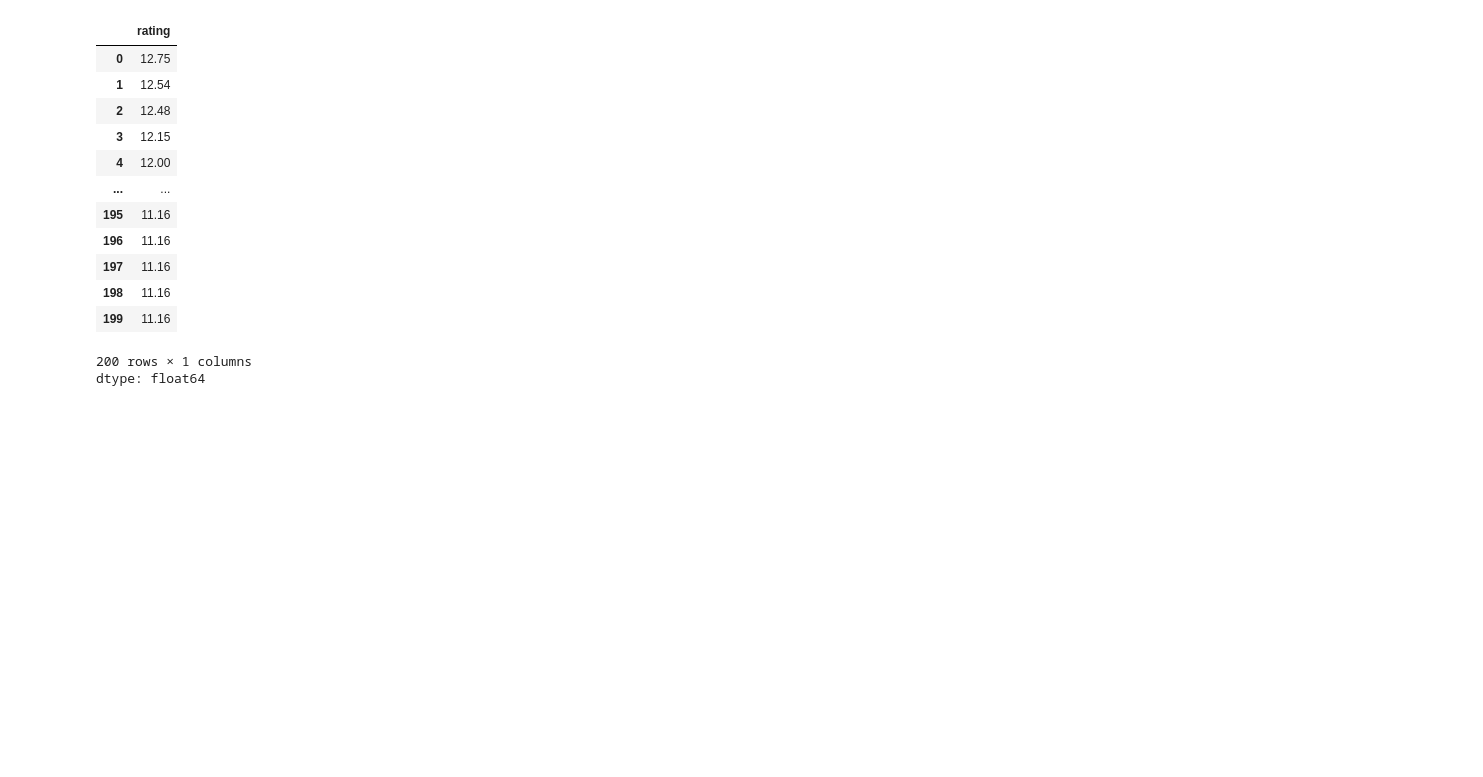
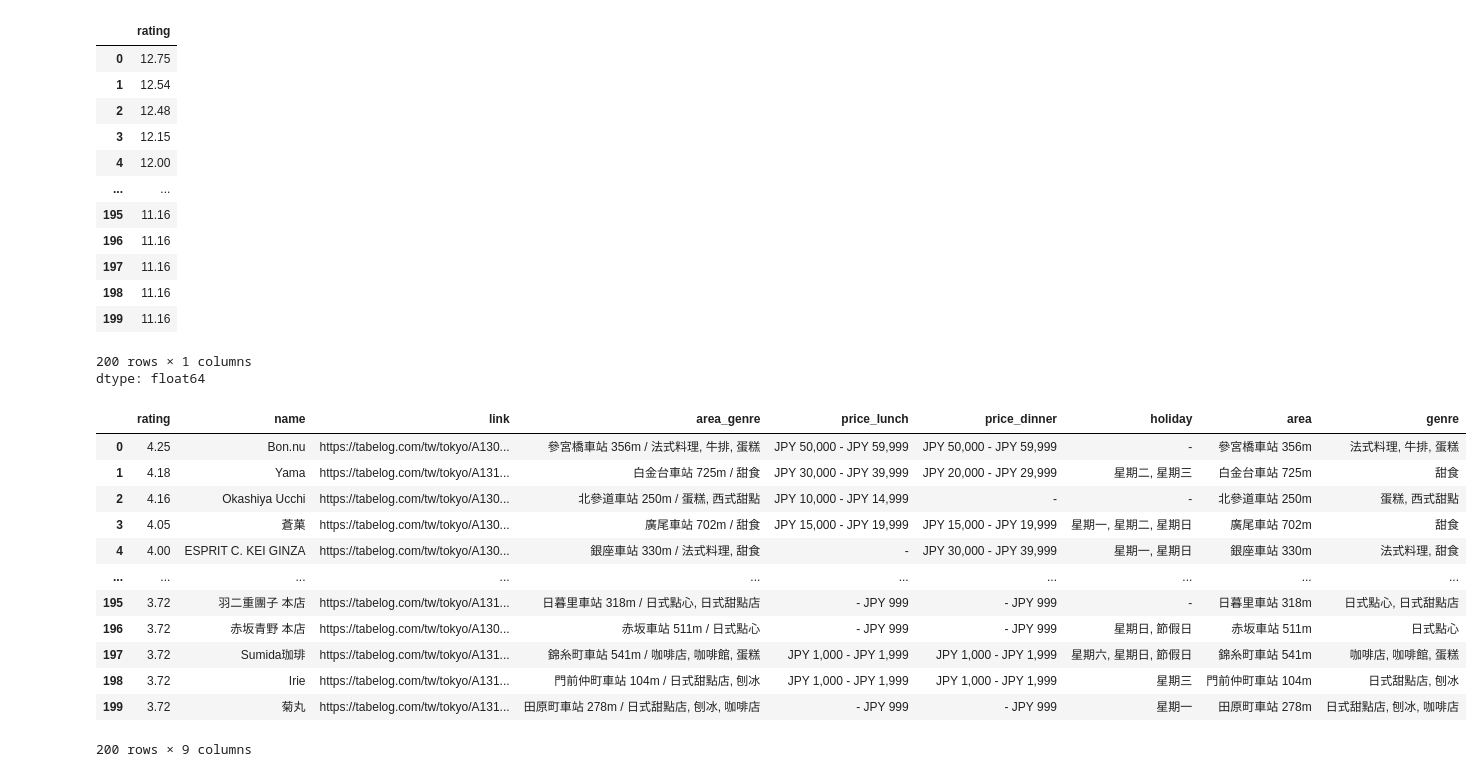
Before and after one commit to Elwing-Chou/tibame20260804, a Jupyter notebook: tibame20260901.ipynb, the cells around one changed output. Saved outputs shown, nothing was run; the diff lists cells and outputs as text; code cells hidden in the pictures; blank space fills up the shorter version.

```diff
--- a/tibame20260901.ipynb
+++ b/tibame20260901.ipynb
@@ -178,3 +178,33 @@ df["rating"].astype(float).apply(func)
 | 199 | 11.16 |
 200 rows × 1 columns
 dtype: float64
+# %%
+def func(i):
+    spl = i.split(" / ")
+    ans = {
+        "area":None,
+        "genre":None
+    }
+    if len(spl) == 2:
+        ans["area"] = spl[0]
+        ans["genre"] = spl[1]
+    elif len(spl) == 1:
+        ans["genre"] = spl[1]
+    return pd.Series(ans)
+
+df[["area", "genre"]] = df["area_genre"].apply(func)
+df
+# %% [output]
+|  | rating | name | link | area_genre | price_lunch | price_dinner | holiday | area | genre |
+| 0 | 4.25 | Bon.nu | https://tabelog.com/tw/tokyo/A130... | 參宮橋車站 356m / 法式料理, 牛排, 蛋糕 | JPY 50,000 - JPY 59,999 | JPY 50,000 - JPY 59,999 | - | 參宮橋車站 356m | 法式料理, 牛排, 蛋糕 |
+| 1 | 4.18 | Yama | https://tabelog.com/tw/tokyo/A131... | 白金台車站 725m / 甜食 | JPY 30,000 - JPY 39,999 | JPY 20,000 - JPY 29,999 | 星期二, 星期三 | 白金台車站 725m | 甜食 |
+| 2 | 4.16 | Okashiya Ucchi | https://tabelog.com/tw/tokyo/A130... | 北參道車站 250m / 蛋糕, 西式甜點 | JPY 10,000 - JPY 14,999 | - | - | 北參道車站 250m | 蛋糕, 西式甜點 |
+| 3 | 4.05 | 蒼菓 | https://tabelog.com/tw/tokyo/A130... | 廣尾車站 702m / 甜食 | JPY 15,000 - JPY 19,999 | JPY 15,000 - JPY 19,999 | 星期一, 星期二, 星期日 | 廣尾車站 702m | 甜食 |
+| 4 | 4.00 | ESPRIT C. KEI GINZA | https://tabelog.com/tw/tokyo/A130... | 銀座車站 330m / 法式料理, 甜食 | - | JPY 30,000 - JPY 39,999 | 星期一, 星期日 | 銀座車站 330m | 法式料理, 甜食 |
+| ... | ... | ... | ... | ... | ... | ... | ... | ... | ... |
+| 195 | 3.72 | 羽二重團子 本店 | https://tabelog.com/tw/tokyo/A131... | 日暮里車站 318m / 日式點心, 日式甜點店 | - JPY 999 | - JPY 999 | - | 日暮里車站 318m | 日式點心, 日式甜點店 |
+| 196 | 3.72 | 赤坂青野 本店 | https://tabelog.com/tw/tokyo/A130... | 赤坂車站 511m / 日式點心 | - JPY 999 | - JPY 999 | 星期日, 節假日 | 赤坂車站 511m | 日式點心 |
+| 197 | 3.72 | Sumida珈琲 | https://tabelog.com/tw/tokyo/A131... | 錦糸町車站 541m / 咖啡店, 咖啡館, 蛋糕 | JPY 1,000 - JPY 1,999 | JPY 1,000 - JPY 1,999 | 星期六, 星期日, 節假日 | 錦糸町車站 541m | 咖啡店, 咖啡館, 蛋糕 |
+| 198 | 3.72 | Irie | https://tabelog.com/tw/tokyo/A131... | 門前仲町車站 104m / 日式甜點店, 刨冰 | JPY 1,000 - JPY 1,999 | JPY 1,000 - JPY 1,999 | 星期三 | 門前仲町車站 104m | 日式甜點店, 刨冰 |
+| 199 | 3.72 | 菊丸 | https://tabelog.com/tw/tokyo/A131... | 田原町車站 278m / 日式甜點店, 刨冰, 咖啡店 | - JPY 999 | - JPY 999 | 星期一 | 田原町車站 278m | 日式甜點店, 刨冰, 咖啡店 |
+200 rows × 9 columns
```
